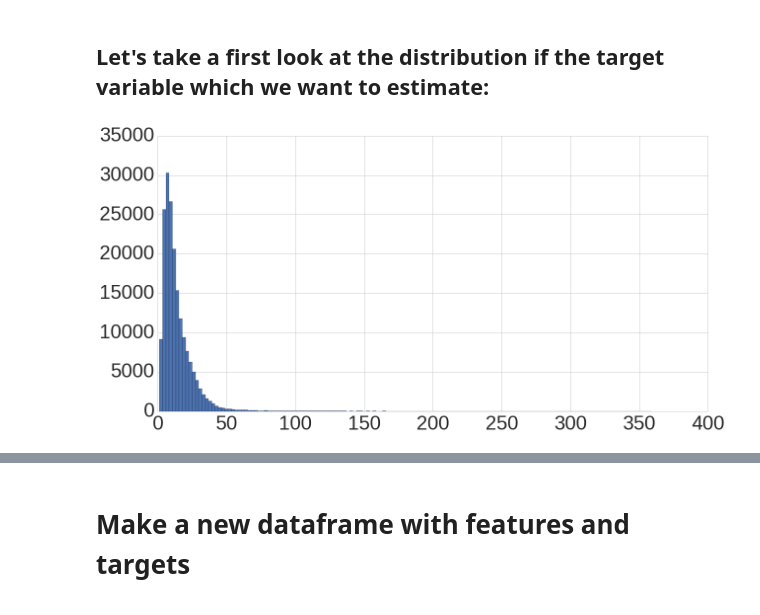
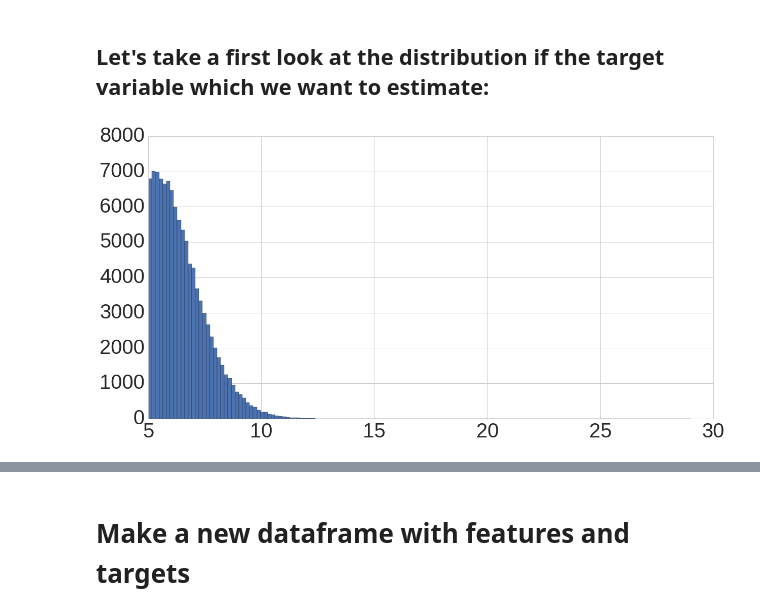
Before and after one commit to nikhase/nyc-taxi, a Jupyter notebook: weeklyBikeAnalysis.ipynb, the cells around one changed output, grey strips where cells are left out. Drawn from its saved outputs; the diff is of its cells as text; code cells hidden in the pictures.

```diff
--- a/weeklyBikeAnalysis.ipynb
+++ b/weeklyBikeAnalysis.ipynb
@@ -197,2 +197,0 @@ So we only have many zeros in the gender-feature. Flag them as NA to be consiste
-# %%
-data = data.replace(np.float64(0), np.nan);
@@ -386,3 +370,5 @@ Name: avg_velocity, dtype: float64
+# %%
+data['avg_velocity'] = data.avg_velocity*0.627371
 # %%
 plt.hist(data.avg_velocity, bins=30)
 # %% [output]
@@ -442,10 +433,8 @@ Name: avg_amount_per_minute, dtype: float64
 # %%
-lb = 0.5
-ub = 1
-anomaly = anomaly.append(data.loc[(data['avg_amount_per_minute'] > ub) | (data['avg_amount_per_minute'] < lb)])
+lb = 5
+anomaly = data.loc[(data['avg_velocity'] < lb)] # be careful! Maybe adjust to append.
 #anomaly.loc[
-anomaly.loc[data.loc[(data['avg_amount_per_minute'] > ub)].index,'flag'] = 'too fast'
-anomaly.loc[data.loc[(data['avg_amount_per_minute'] < lb)].index,'flag'] = 'too slow'
+anomaly.loc[data.loc[(data['avg_velocity'] < lb)].index,'flag'] = 'too slow'
 data = data.drop(anomaly.index, errors='ignore') # ignore uncontained labels / indices
 print(1-len(data)/(len(data)+len(anomaly)))
 # %% [output]
@@ -684,20 +684,20 @@ array([ 114.53451502,  114.53418823,  114.53386145,  114.53353466,
 # %% [markdown]
 ## Let's take a first look at the distribution if the target variable which we want to estimate:
 # %%
-h = data_in_box.trip_time.values / np.timedelta64(1, 'm')
+h = data_in_box.avg_velocity.values
 plt.figure(figsize=(20,10))
 plt.hist(h, normed=False,  bins=150)
     #, histtype='stepfilled')
 #plt.yscale('log')
 #plt.ylabel('log(freq x)', fontsize=40)
 #plt.xlabel('x = avg_amount_per_minute', fontsize=40)
 #print('Min:' +  str(min(h)) + '\nMax:' +  str(max(h)))
 plt.yticks(fontsize=40)
 plt.xticks(fontsize=40)
 #plt.locator_params(axis = 'x', nbins = 20)
 plt.show()
 # %% [output]
-[figure, old version]
+[figure, new version]
 # %%
 data_in_box.head()
 # %% [output]
```
Also changed, not shown: parts of 43 cells of this notebook, 2 other files.
